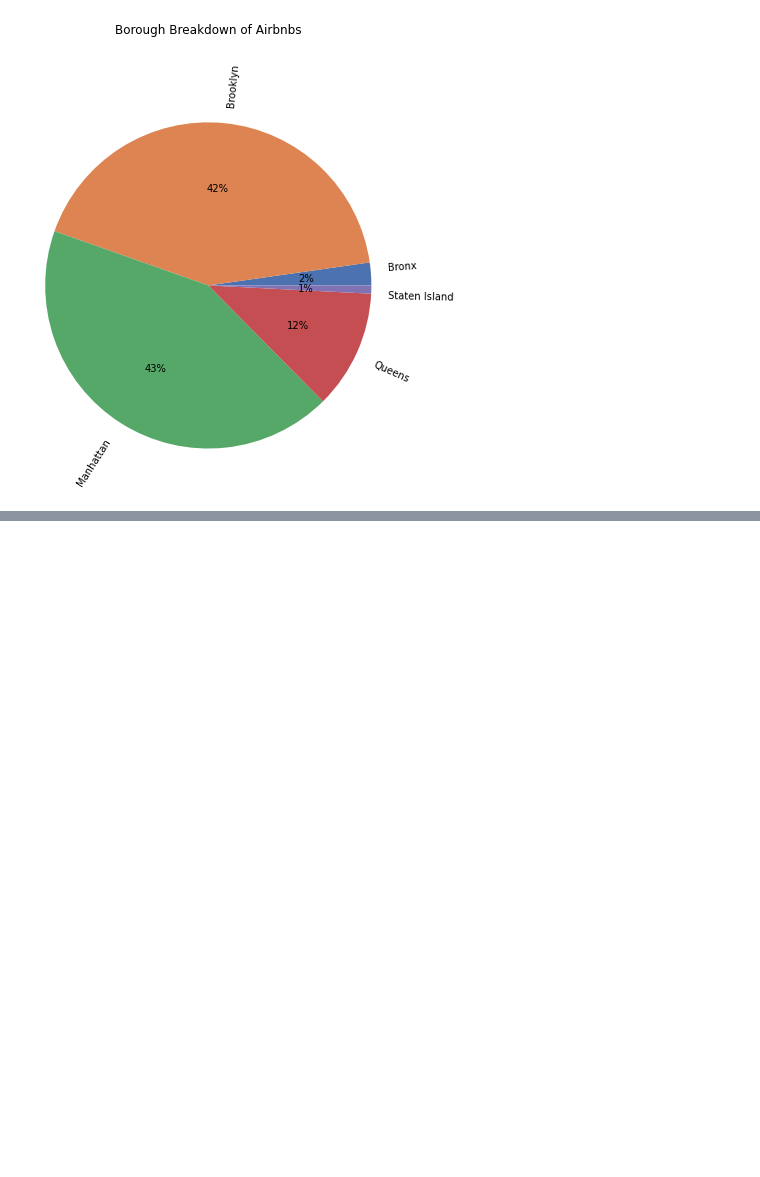
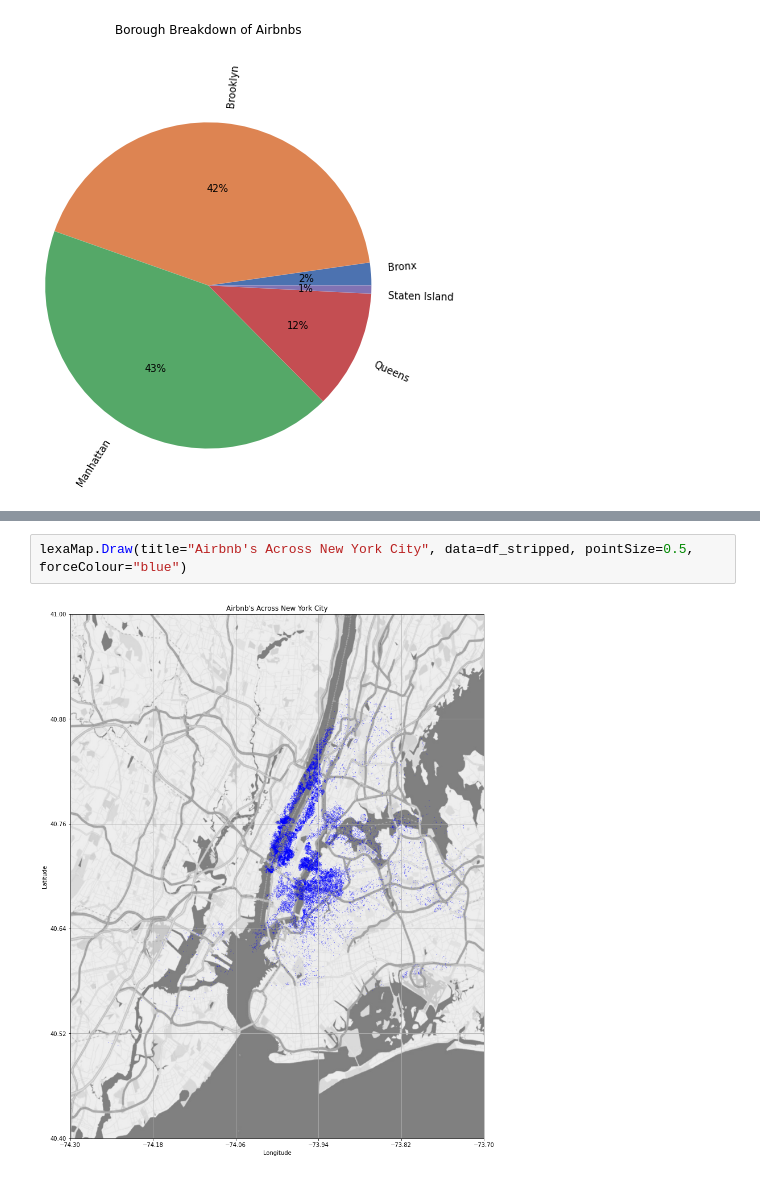
Before and after one commit to amitsarvate/csci_2000_final_project_take_2, a Jupyter notebook: tech-report-final.ipynb, the cells around one changed output, grey strips where cells are left out. Drawn from its saved outputs; the diff is of its cells as text; blank space fills up the shorter version.

```diff
--- a/tech-report-final.ipynb
+++ b/tech-report-final.ipynb
@@ -768,0 +675,4 @@ avg_month_inc_table
+# %%
+lexaMap.Draw(title="Airbnb's Across New York City", data=df_stripped, pointSize=0.5, forceColour="blue")
+# %% [output]
+[figure, added]
```
Also changed, not shown: parts of 62 cells of this notebook.
